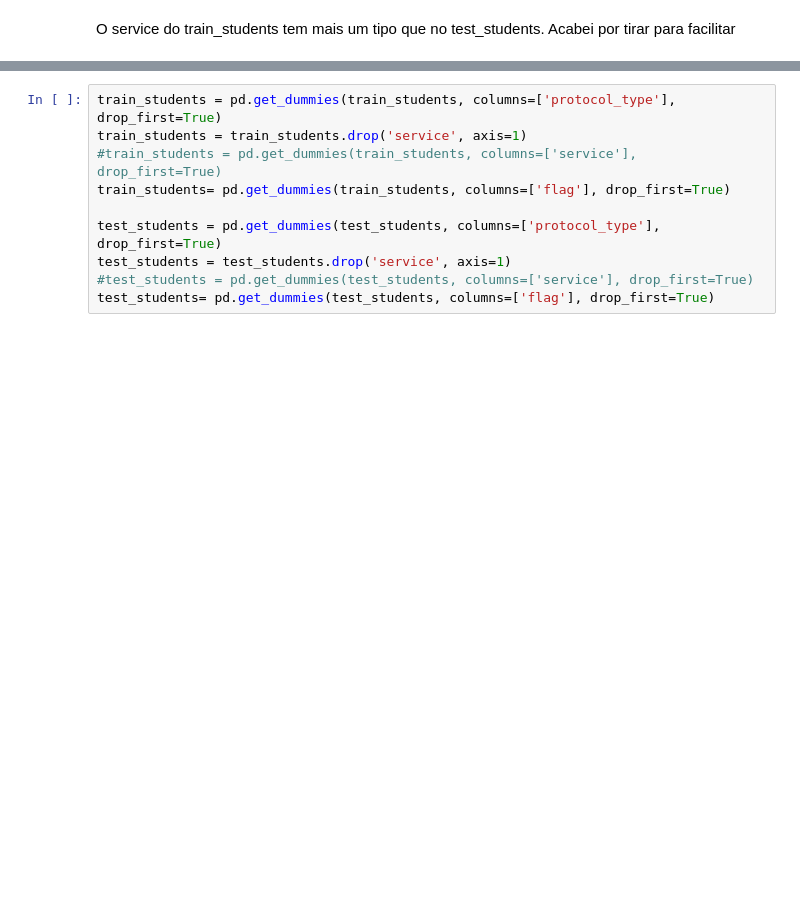
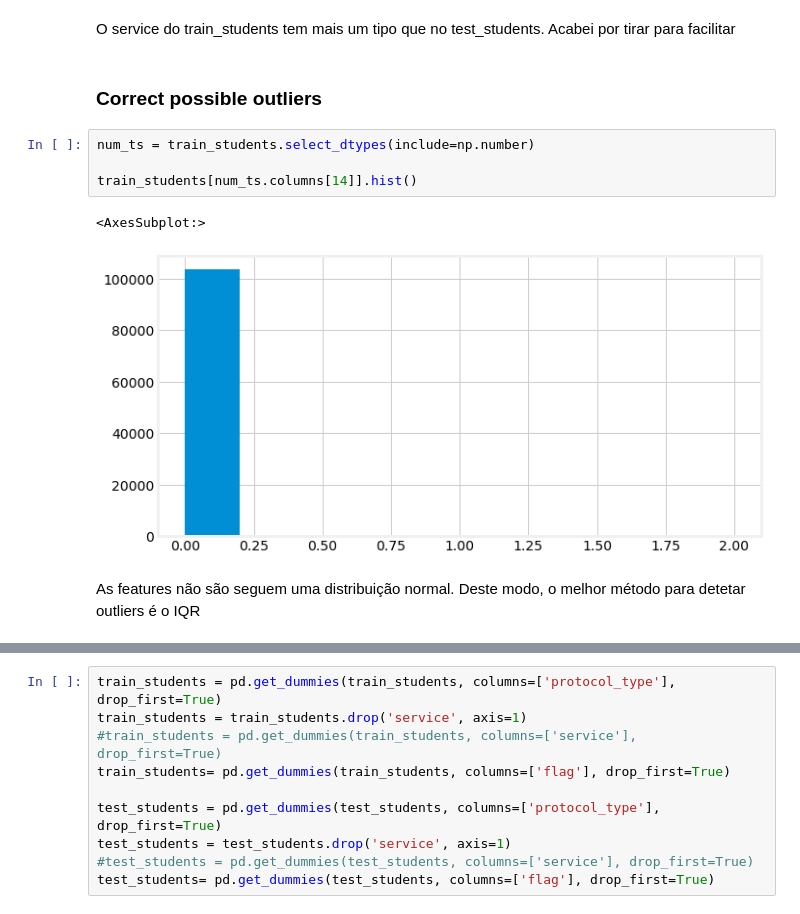
Before and after one commit to patii01/ACA-Project, a Jupyter notebook: ensembles.ipynb, the cells around one changed output, grey strips where cells are left out. Saved outputs shown, nothing was run; the diff lists cells and outputs as text; blank space fills up the shorter version.

```diff
--- a/ensembles.ipynb
+++ b/ensembles.ipynb
@@ -60,3 +62,14 @@ memory usage: 33.3+ MB
 None
 # %% [markdown]
 O service do train_students tem mais um tipo que no test_students. Acabei por tirar para facilitar
+# %% [markdown]
+### Correct possible outliers
+# %%
+num_ts = train_students.select_dtypes(include=np.number)
+
+train_students[num_ts.columns[14]].hist()
+# %% [output]
+<AxesSubplot:>
+[figure, added]
+# %% [markdown]
+As features não são seguem uma distribuição normal. Deste modo, o melhor método para detetar outliers é o IQR
```
Also changed, not shown: parts of 6 cells of this notebook.
